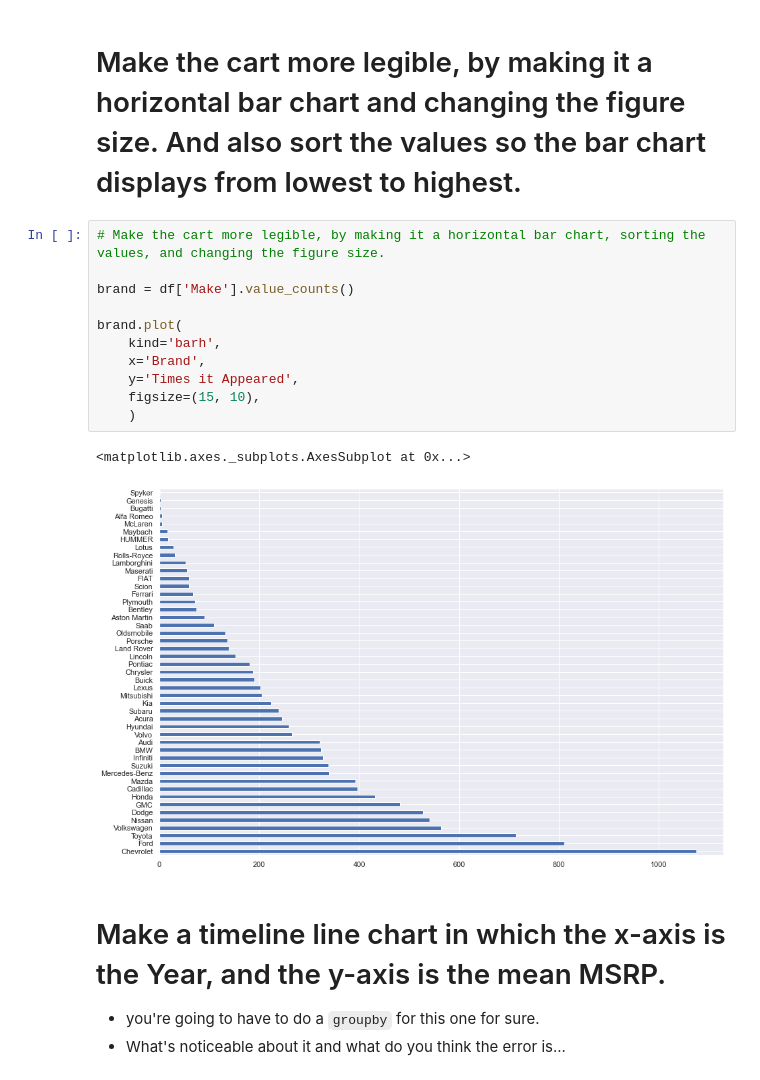
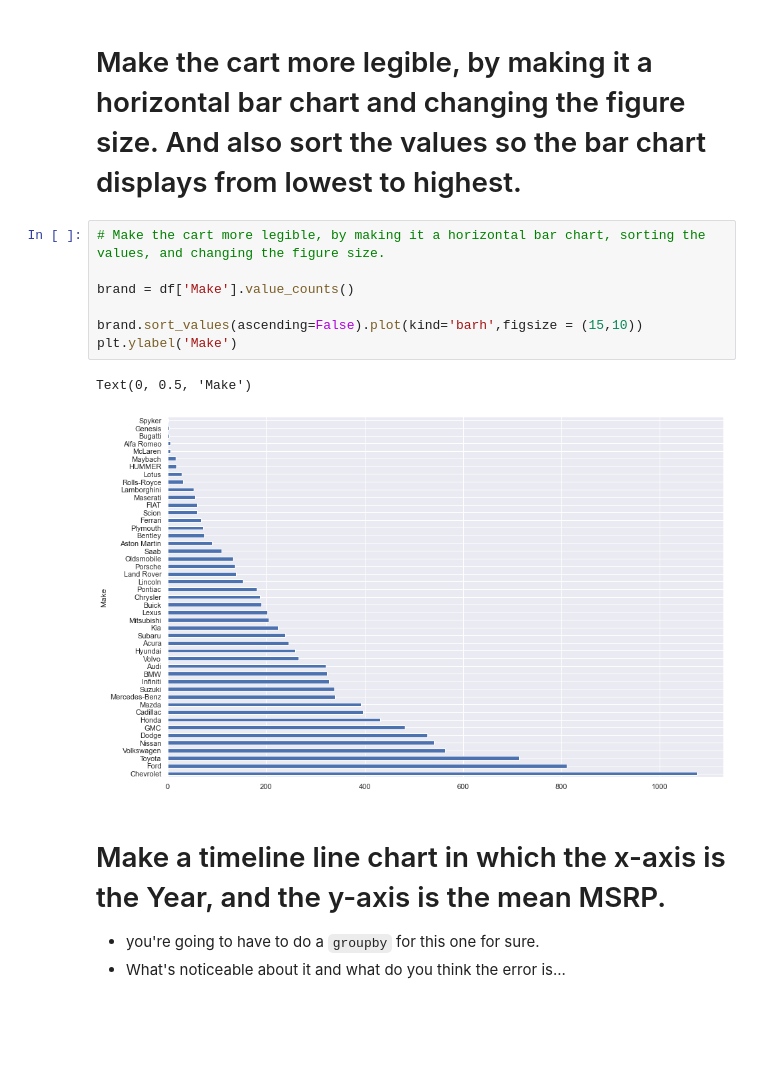
Before and after one commit to Alina1z/My-fork-2023-fall-data-science-fridays, a Jupyter notebook: Week-02-Data-Viz-EDA/Exercise-AA .ipynb, the cells around one changed output. Saved outputs shown, nothing was run; the diff lists cells and outputs as text; blank space fills up the shorter version.

```diff
--- a/Week-02-Data-Viz-EDA/Exercise-AA .ipynb
+++ b/Week-02-Data-Viz-EDA/Exercise-AA .ipynb
@@ -177,17 +148,13 @@ brand.plot(
 # %%
 # Make the cart more legible, by making it a horizontal bar chart, sorting the values, and changing the figure size.
 
 brand = df['Make'].value_counts()
 
-brand.plot(
-    kind='barh',
-    x='Brand',
-    y='Times it Appeared',
-    figsize=(15, 10),
-    )
+brand.sort_values(ascending=False).plot(kind='barh',figsize = (15,10))
+plt.ylabel('Make')
 # %% [output]
-<matplotlib.axes._subplots.AxesSubplot at 0x...>
+Text(0, 0.5, 'Make')
-[figure, old version]
+[figure, new version]
 # %% [markdown]
 # Make a timeline line chart in which the x-axis is the Year, and the y-axis is the mean MSRP.
 * you're going to have to do a `groupby` for this one for sure.
```
Also changed, not shown: parts of 7 cells of this notebook.
